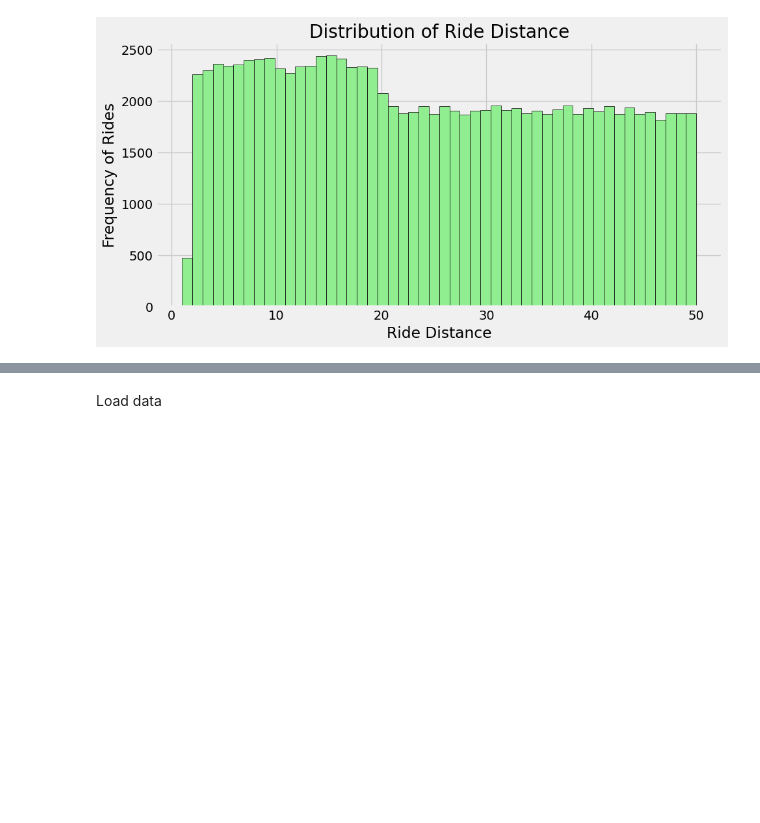
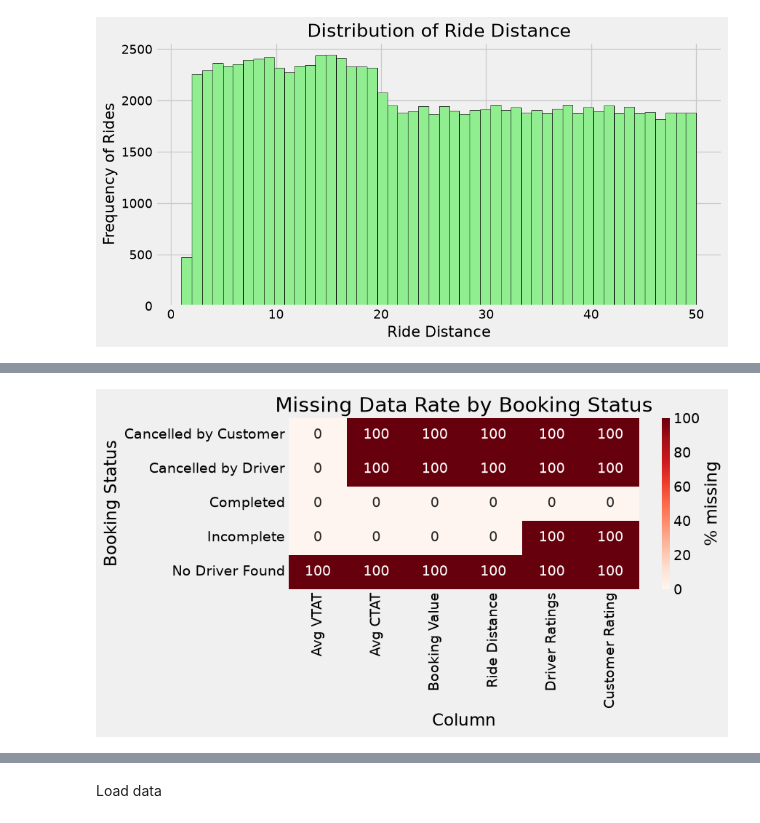
Before and after one commit to rajdhruvsingh/Ride-Prediction-App, a Jupyter notebook: EDA1.ipynb, the cells around one changed output, grey strips where cells are left out. Drawn from its saved outputs; the diff is of its cells as text; code cells hidden in the pictures; blank space fills up the shorter version.

```diff
--- a/EDA1.ipynb
+++ b/EDA1.ipynb
@@ -512,0 +519,5 @@ plt.show()
+# %%
+outcome_cols = ['Avg VTAT', 'Avg CTAT', 'Booking Value', 'Ride Distance', 'Driver Ratings', 'Customer Rating']
+missing_by_status = data.groupby('Booking Status')[outcome_cols].apply(lambda x: x.isnull().mean() * 100)
+print("% missing per column, by Booking Status:")
+missing_by_status.round(1)
@@ -512,0 +533,10 @@ plt.show()
+# %%
+plt.figure(figsize=(9,5))
+sns.heatmap(missing_by_status, annot=True, fmt=".0f", cmap="Reds", cbar_kws={'label': '% missing'})
+plt.title("Missing Data Rate by Booking Status")
+plt.xlabel("Column")
+plt.ylabel("Booking Status")
+plt.tight_layout()
+plt.show()
+# %% [output]
+[figure, added]
```
Also changed, not shown: parts of 28 cells of this notebook, 3 other files.
